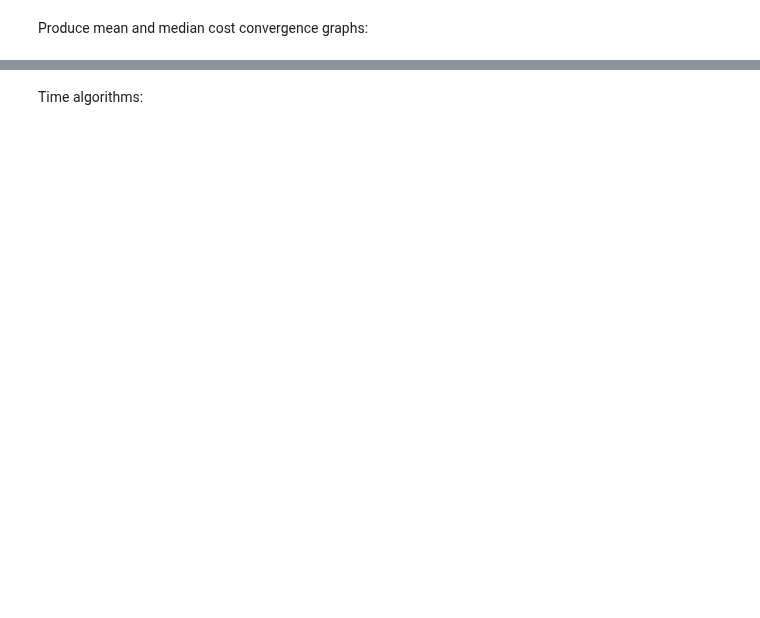
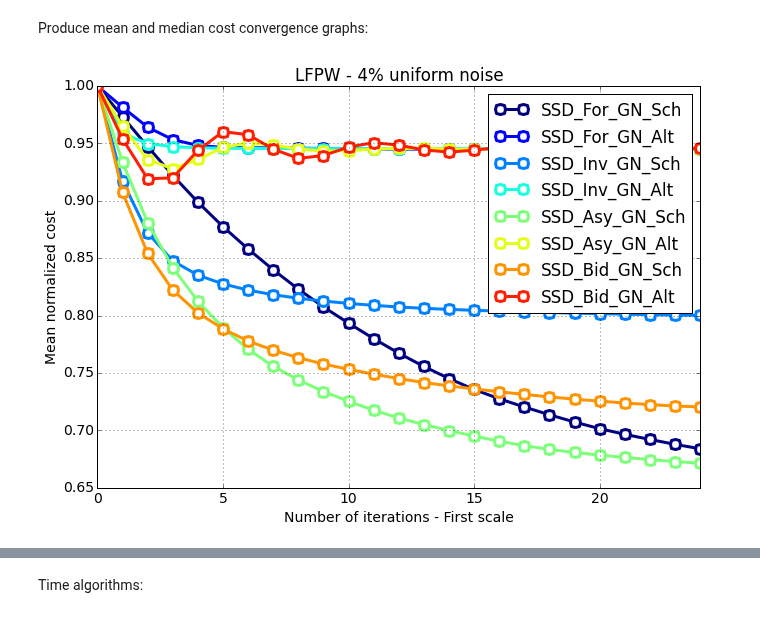
Before and after one commit to jalabort/scrap2, a Jupyter notebook: notebooks/alabort_arxiv2015/SSD Gauss Newton.ipynb, the cells around one changed output, grey strips where cells are left out. Saved outputs shown, nothing was run; the diff lists cells and outputs as text; code cells hidden in the pictures; blank space fills up the shorter version.

```diff
--- a/notebooks/alabort_arxiv2015/SSD Gauss Newton.ipynb
+++ b/notebooks/alabort_arxiv2015/SSD Gauss Newton.ipynb
@@ -303,8 +351,8 @@ median_costs = []
 for j in range(n_fitters):
     costs = []
     for fr in fitters_results[j::n_fitters]:
-        cost = list(fr.costs / fr.costs[0])
-        while len(cost) < np.sum(max_iters) + aam.n_scales:
+        cost = list(fr.algorithm_results[0].costs / fr.algorithm_results[0].costs[0])
+        while len(cost) < np.sum(max_iters[0]) + 1:
             cost.append(cost[-1])
         costs.append(cost)
     costs = np.asarray(costs)
@@ -314,26 +362,38 @@ for j in range(n_fitters):
 # %%
 import  matplotlib.pyplot as plt
 from menpo.visualize.viewmatplotlib import sample_colours_from_colourmap
 
 colours = sample_colours_from_colourmap(n_fitters, 'jet')
 
 fig = plt.figure()
 plt.hold(True)
 
 
 for i in range(len(mean_costs)):
     plt.plot(np.arange(0, len(mean_costs[i])),
              mean_costs[i],
              color=colours[i],
-             linewidth=3)
+             linewidth=3,
+             marker='o',
+             mec=colours[i],
+             mfc='w',
+             markersize=10,
+             mew=3)
 
-plt.xlabel('Number of iterations')
-plt.ylabel('Normalized function cost')
+plt.xlabel('Number of iterations - First scale')
+plt.ylabel('Mean normalized cost')
 plt.xlim((0, len(mean_costs[i]) - 1))
-plt.ylim((0, 1))
+plt.ylim((0.65, 1))
+plt.grid(True)
 plt.legend(legend_entries[1:])
 
-fig.set_size_inches(3 * fig.get_size_inches())
+plt.title('LFPW - {}% uniform noise '.format(int(100*noise_percentage)))
 
-plt.savefig(folder_name + 'mean_cost_vs_iters_ssd_gn_{}.png'.format(int(100*noise_percentage)),
-            format='png', dpi=300)
+plt.rcParams.update({'font.size': 14})
+
+fig.set_size_inches(1.8 * fig.get_size_inches())
+
+plt.savefig(result_name + 'mean_cost_vs_iters1_ssd_n_{}.png'.format(int(100*noise_percentage)),
+            format='png', dpi=300, bbox_inches='tight')
+# %% [output]
+[figure, added]
```
Also changed, not shown: parts of 19 cells of this notebook, 5 other files.
